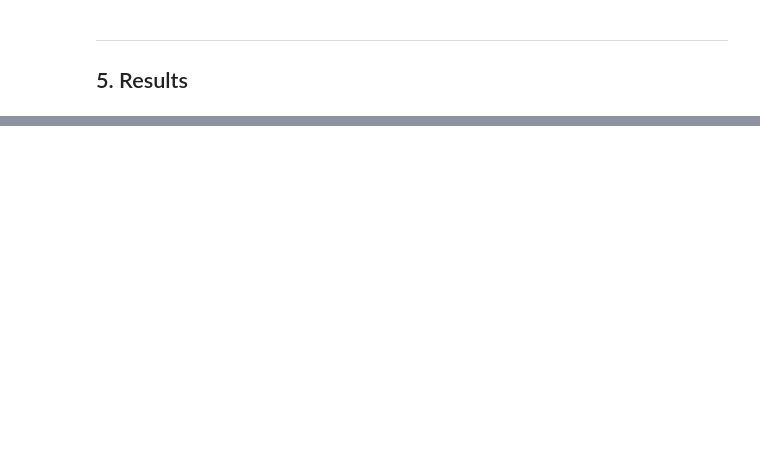
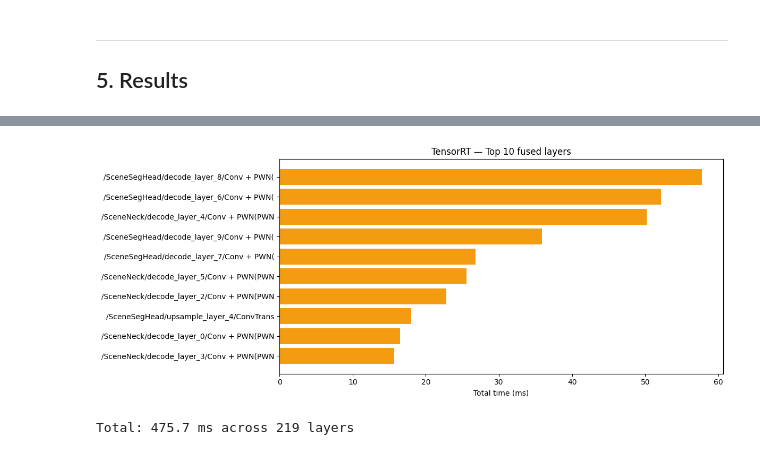
Before and after one commit to Jeremy26/neural_optimization_course, a Jupyter notebook: DLC_Deployment.ipynb, the cells around one changed output, grey strips where cells are left out. Cells and saved outputs as stored; diff of their text form; code cells hidden in the pictures; blank space fills up the shorter version.

```diff
--- a/DLC_Deployment.ipynb
+++ b/DLC_Deployment.ipynb
@@ -336,0 +488,31 @@ print(prof.key_averages().table(sort_by='cuda_time_total', row_limit=10))
+# %%
+class TRTProfiler(trt.IProfiler):
+    def __init__(self):
+        super().__init__()
+        self.layers = {}
+
+    def report_layer_time(self, layer_name, ms):
+        self.layers[layer_name] = self.layers.get(layer_name, 0) + ms
+
+profiler = TRTProfiler()
+ctx.profiler = profiler  # attach to the execution context
+
+# Run a few times to accumulate
+for _ in range(20):
+    trt_infer(x_np)
+
+# Plot
+top_layers = sorted(profiler.layers.items(), key=lambda x: x[1], reverse=True)[:10]
+names = [l[:40] for l, _ in top_layers]
+times = [t for _, t in top_layers]
+
+plt.figure(figsize=(12, 5))
+plt.barh(names[::-1], times[::-1], color='#f39c12')
+plt.xlabel('Total time (ms)')
+plt.title('TensorRT — Top 10 fused layers')
+plt.tight_layout()
+plt.show()
+print(f"Total: {sum(profiler.layers.values()):.1f} ms across {len(profiler.layers)} layers")
+# %% [output]
+[figure, added]
+Total: 475.7 ms across 219 layers
```
Also changed, not shown: parts of 26 cells of this notebook.
